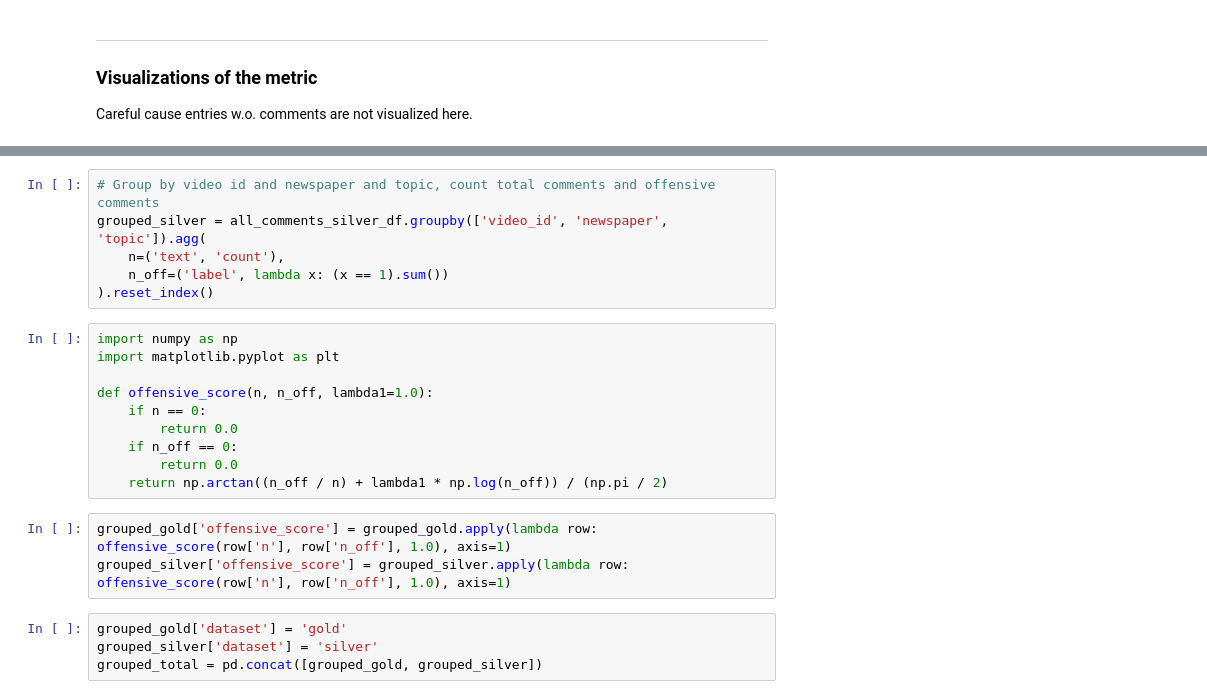
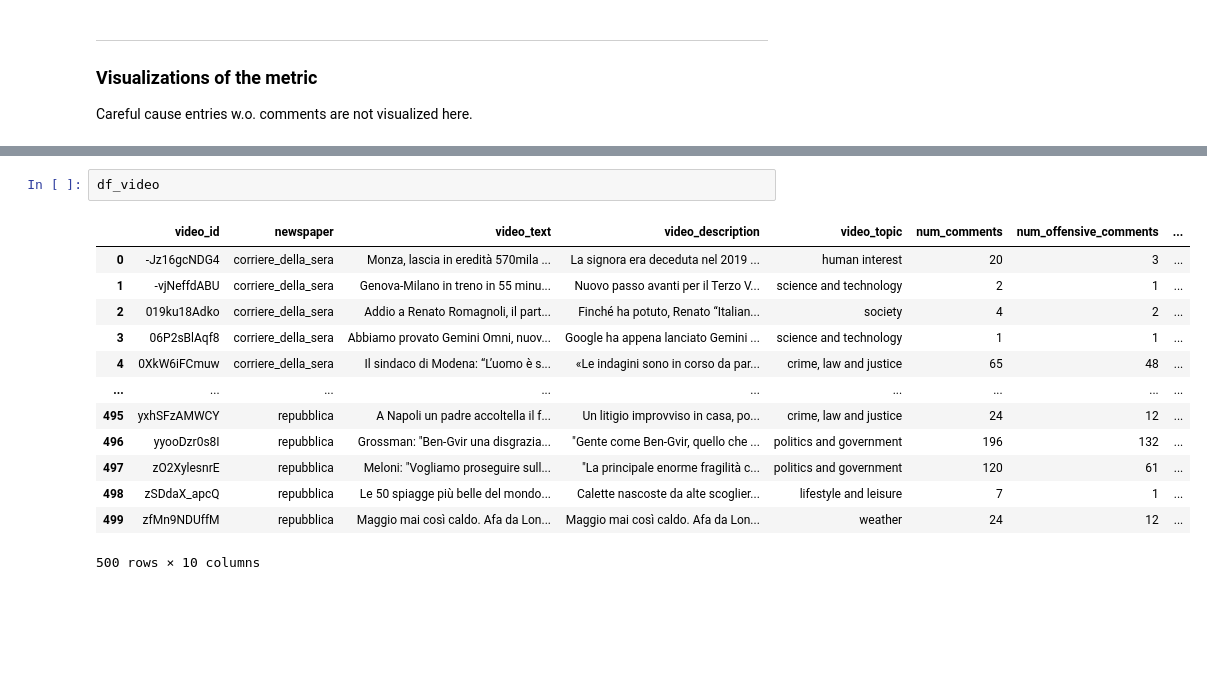
Before and after one commit to SDavenia/hateradar, a Jupyter notebook: visualize_statistics.ipynb, the cells around one changed output, grey strips where cells are left out. Cells and saved outputs as stored; diff of their text form; blank space fills up the shorter version.

```diff
--- a/visualize_statistics.ipynb
+++ b/visualize_statistics.ipynb
@@ -453,23 +509,16 @@ grouped_gold = all_comments_gold_df.groupby(['video_id', 'newspaper', 'topic']).
-# %%
-# Group by video id and newspaper and topic, count total comments and offensive comments
-grouped_silver = all_comments_silver_df.groupby(['video_id', 'newspaper', 'topic']).agg(
-    n=('text', 'count'),
-    n_off=('label', lambda x: (x == 1).sum())
-).reset_index()
-# %%
-import numpy as np
-import matplotlib.pyplot as plt
-
-def offensive_score(n, n_off, lambda1=1.0):
-    if n == 0:
-        return 0.0
-    if n_off == 0:
-        return 0.0
-    return np.arctan((n_off / n) + lambda1 * np.log(n_off)) / (np.pi / 2)
 # %%
-grouped_gold['offensive_score'] = grouped_gold.apply(lambda row: offensive_score(row['n'], row['n_off'], 1.0), axis=1)
-grouped_silver['offensive_score'] = grouped_silver.apply(lambda row: offensive_score(row['n'], row['n_off'], 1.0), axis=1)
+df_video
+# %% [output]
+|  | video_id | newspaper | video_text | video_description | video_topic | num_comments | num_offensive_comments | ... |
+| 0 | -Jz16gcNDG4 | corriere_della_sera | Monza, lascia in eredità 570mila ... | La signora era deceduta nel 2019 ... | human interest | 20 | 3 | ... |
+| 1 | -vjNeffdABU | corriere_della_sera | Genova-Milano in treno in 55 minu... | Nuovo passo avanti per il Terzo V... | science and technology | 2 | 1 | ... |
+| 2 | 019ku18Adko | corriere_della_sera | Addio a Renato Romagnoli, il part... | Finché ha potuto, Renato “Italian... | society | 4 | 2 | ... |
+| 3 | 06P2sBlAqf8 | corriere_della_sera | Abbiamo provato Gemini Omni, nuov... | Google ha appena lanciato Gemini ... | science and technology | 1 | 1 | ... |
+| 4 | 0XkW6iFCmuw | corriere_della_sera | Il sindaco di Modena: “L’uomo è s... | «Le indagini sono in corso da par... | crime, law and justice | 65 | 48 | ... |
+| ... | ... | ... | ... | ... | ... | ... | ... | ... |
+| 495 | yxhSFzAMWCY | repubblica | A Napoli un padre accoltella il f... | Un litigio improvviso in casa, po... | crime, law and justice | 24 | 12 | ... |
+| 496 | yyooDzr0s8I | repubblica | Grossman: "Ben-Gvir una disgrazia... | "Gente come Ben-Gvir, quello che ... | politics and government | 196 | 132 | ... |
+| 497 | zO2XylesnrE | repubblica | Meloni: "Vogliamo proseguire sull... | "La principale enorme fragilità c... | politics and government | 120 | 61 | ... |
+| 498 | zSDdaX_apcQ | repubblica | Le 50 spiagge più belle del mondo... | Calette nascoste da alte scoglier... | lifestyle and leisure | 7 | 1 | ... |
+| 499 | zfMn9NDUffM | repubblica | Maggio mai così caldo. Afa da Lon... | Maggio mai così caldo. Afa da Lon... | weather | 24 | 12 | ... |
+500 rows × 10 columns
-# %%
-grouped_gold['dataset'] = 'gold'
-grouped_silver['dataset'] = 'silver'
-grouped_total = pd.concat([grouped_gold, grouped_silver])
```
Also changed, not shown: parts of 9 cells of this notebook.
